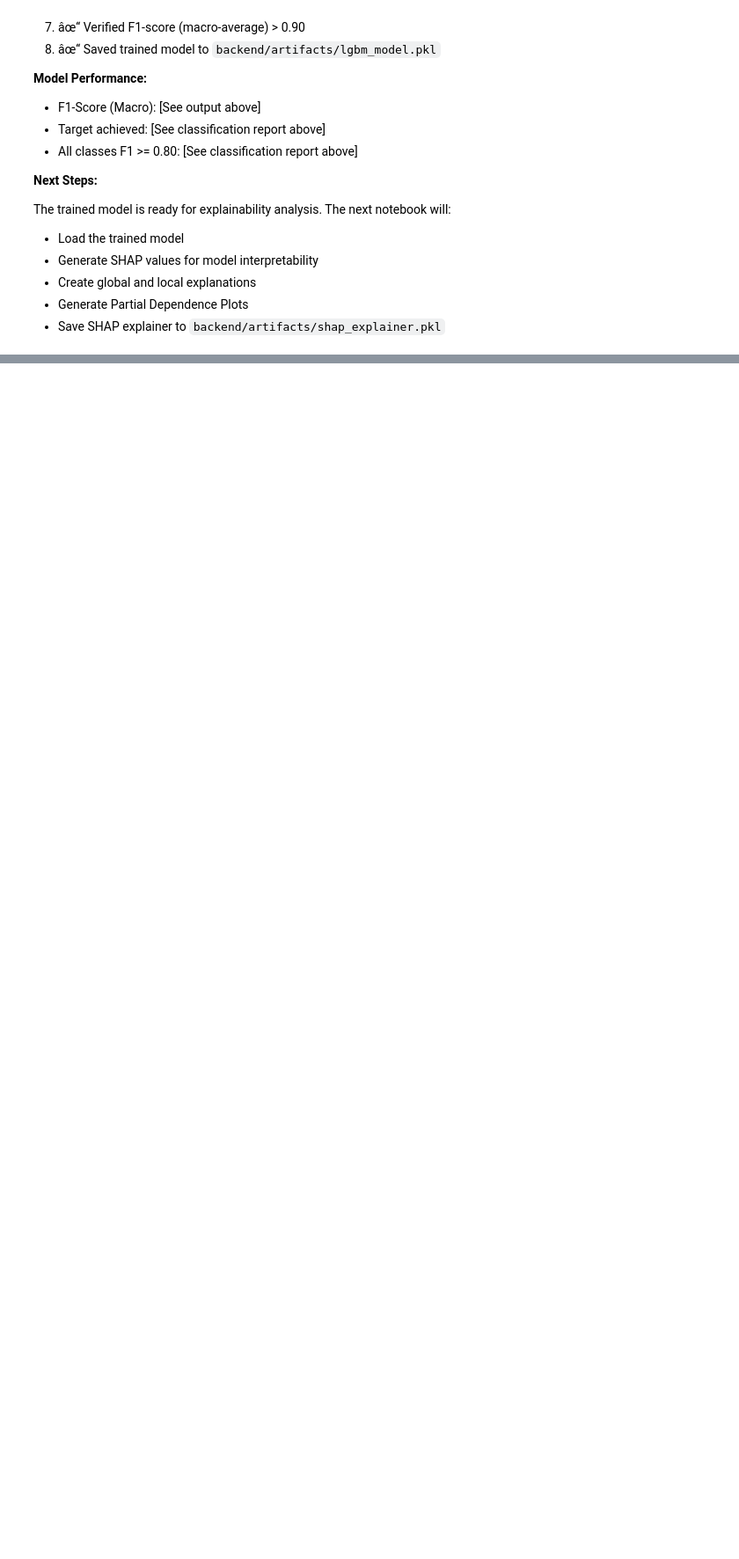
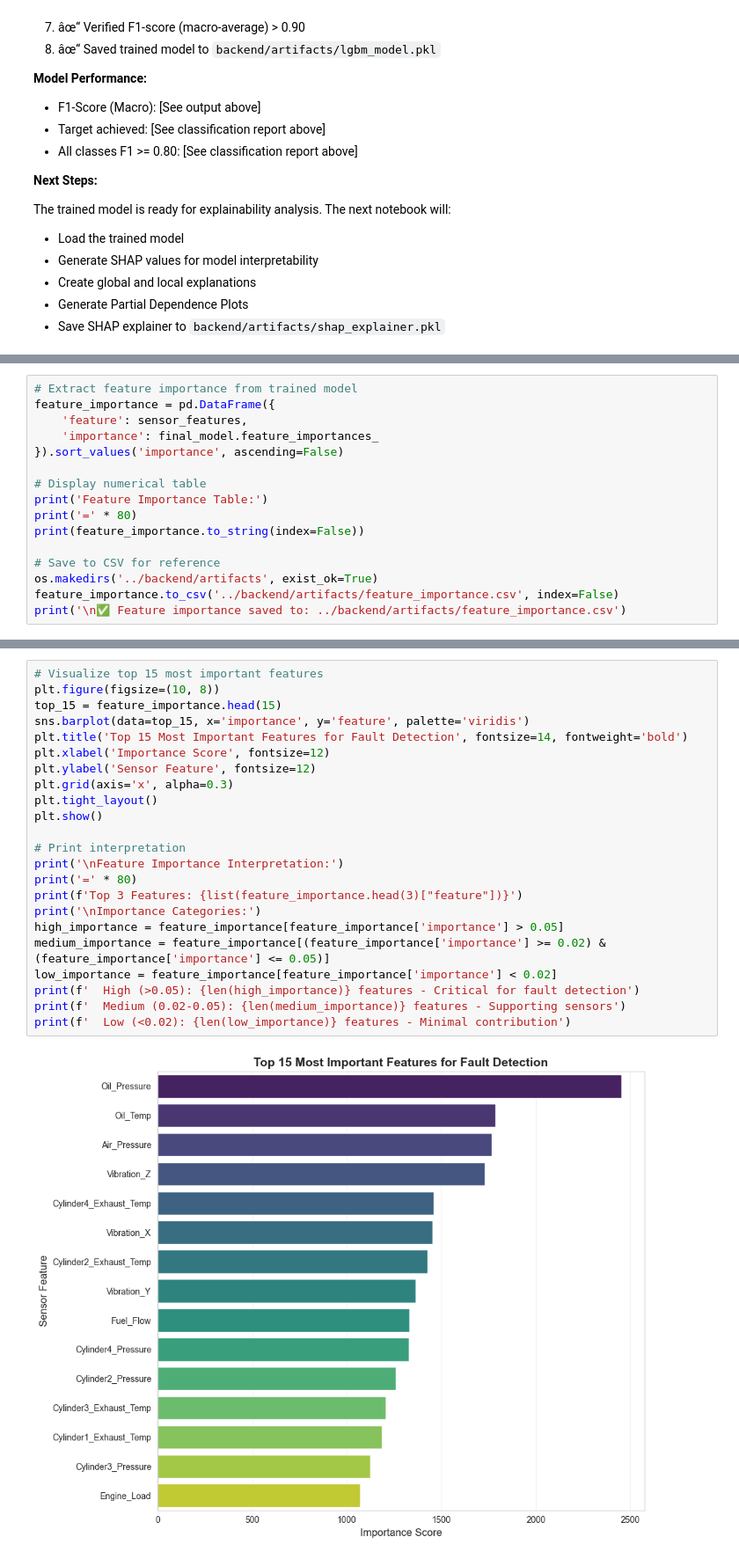
Before and after one commit to MrNahadi/AIMS, a Jupyter notebook: notebooks/03_Model_Training_Tuning.ipynb, the cells around one changed output, grey strips where cells are left out. Shown at 88% size. Cells and saved outputs as stored; diff of their text form; blank space fills up the shorter version.

```diff
--- a/notebooks/03_Model_Training_Tuning.ipynb
+++ b/notebooks/03_Model_Training_Tuning.ipynb
@@ -594,0 +717,16 @@ The trained model is ready for explainability analysis. The next notebook will:
+# %%
+# Extract feature importance from trained model
+feature_importance = pd.DataFrame({
+    'feature': sensor_features,
+    'importance': final_model.feature_importances_
+}).sort_values('importance', ascending=False)
+
+# Display numerical table
+print('Feature Importance Table:')
+print('=' * 80)
+print(feature_importance.to_string(index=False))
+
+# Save to CSV for reference
+os.makedirs('../backend/artifacts', exist_ok=True)
+feature_importance.to_csv('../backend/artifacts/feature_importance.csv', index=False)
+print('\n✅ Feature importance saved to: ../backend/artifacts/feature_importance.csv')
@@ -594,0 +751,25 @@ The trained model is ready for explainability analysis. The next notebook will:
+# %%
+# Visualize top 15 most important features
+plt.figure(figsize=(10, 8))
+top_15 = feature_importance.head(15)
+sns.barplot(data=top_15, x='importance', y='feature', palette='viridis')
+plt.title('Top 15 Most Important Features for Fault Detection', fontsize=14, fontweight='bold')
+plt.xlabel('Importance Score', fontsize=12)
+plt.ylabel('Sensor Feature', fontsize=12)
+plt.grid(axis='x', alpha=0.3)
+plt.tight_layout()
+plt.show()
+
+# Print interpretation
+print('\nFeature Importance Interpretation:')
+print('=' * 80)
+print(f'Top 3 Features: {list(feature_importance.head(3)["feature"])}')
+print('\nImportance Categories:')
+high_importance = feature_importance[feature_importance['importance'] > 0.05]
+medium_importance = feature_importance[(feature_importance['importance'] >= 0.02) & (feature_importance['importance'] <= 0.05)]
+low_importance = feature_importance[feature_importance['importance'] < 0.02]
+print(f'  High (>0.05): {len(high_importance)} features - Critical for fault detection')
+print(f'  Medium (0.02-0.05): {len(medium_importance)} features - Supporting sensors')
+print(f'  Low (<0.02): {len(low_importance)} features - Minimal contribution')
+# %% [output]
+[figure, added]
```
Also changed, not shown: parts of 24 cells of this notebook, 23 other files.
